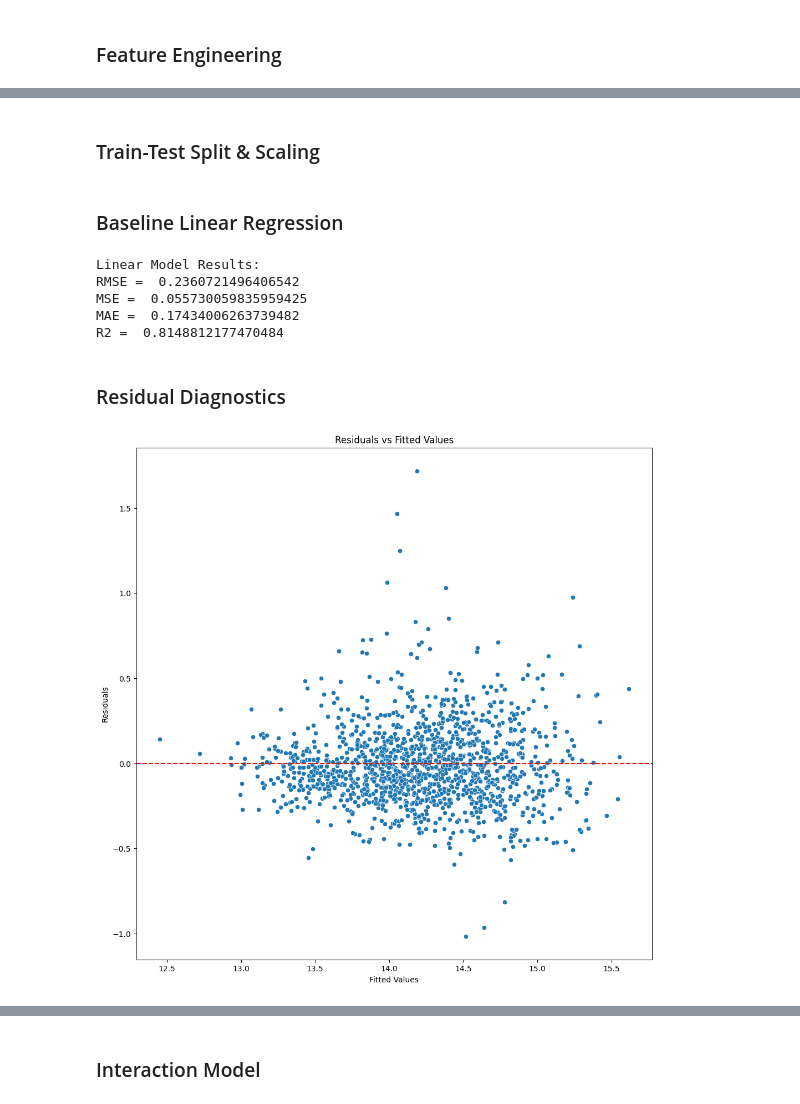
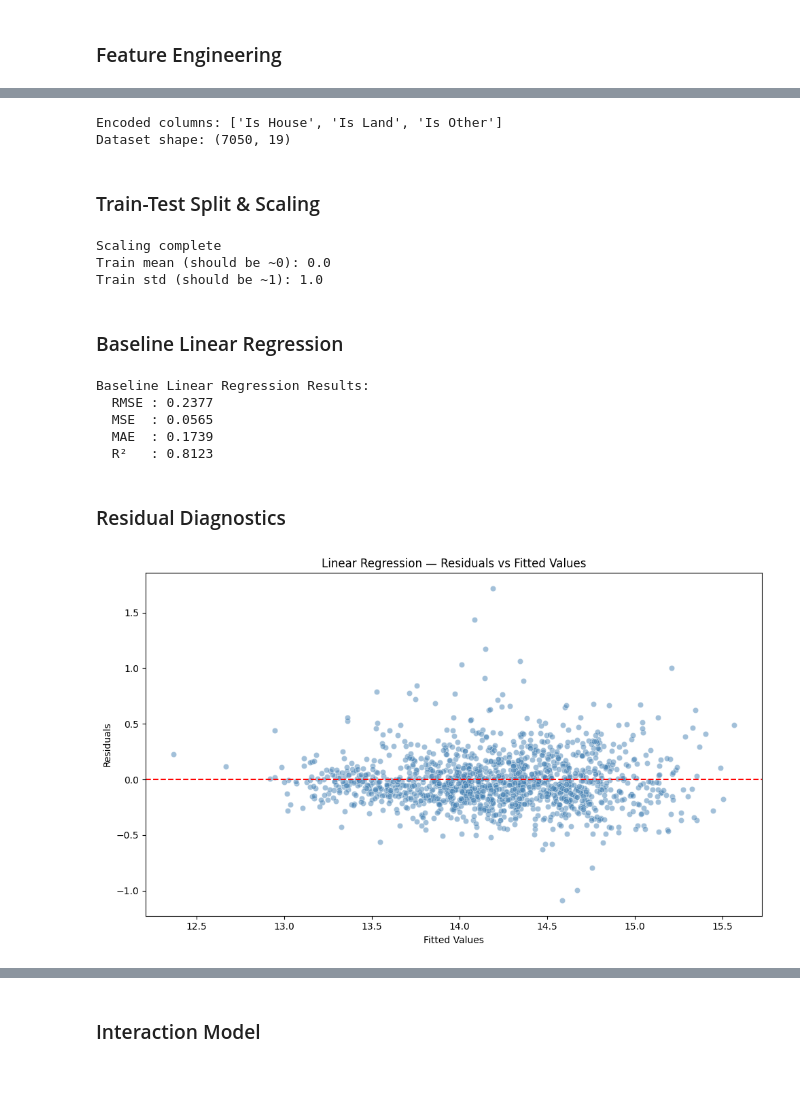
Before and after one commit to atharvakatkar/Sydney-House-Price-Predictor, a Jupyter notebook: notebooks/house_price_predictions.ipynb, the cells around one changed output, grey strips where cells are left out. Drawn from its saved outputs; the diff is of its cells as text; code cells hidden in the pictures; blank space fills up the shorter version.

```diff
--- a/notebooks/house_price_predictions.ipynb
+++ b/notebooks/house_price_predictions.ipynb
@@ -544,9 +569,8 @@ plt.show()
 # %% [markdown]
 ### Deep Cleaning
 # %%
-# FILTERING CORR VALUES WITH PRICE
+# FEATURE CORRELATION WITH PRICE
 corr_matrix = merged.corr(numeric_only=True)
-
-price_corr = corr_matrix["price"].sort_values(ascending=False)
+price_corr = corr_matrix["Price"].sort_values(ascending=False)
 print(price_corr)
 # %% [output]
@@ -736,8 +752,26 @@ Index(['price', 'date_sold', 'suburb', 'num_bath', 'num_bed', 'num_parking',
+# %%
+# ONE HOT ENCODE PROPERTY TYPE
+merged_lr = pd.get_dummies(merged_lr, columns=["Type"], drop_first=True)
+
+# Rename dummy columns for readability
+merged_lr.rename(columns={
+    "Type_House": "Is House",
+    "Type_Land": "Is Land",
+    "Type_Off The Plan Apartments": "Is Off Plan Apartment",
+    "Type_Off The Plan House": "Is Off Plan House",
+    "Type_Other": "Is Other"
+}, inplace=True)
+
+print("Encoded columns:", [col for col in merged_lr.columns if col.startswith("Is")])
+print("Dataset shape:", merged_lr.shape)
+# %% [output]
+Encoded columns: ['Is House', 'Is Land', 'Is Other']
+Dataset shape: (7050, 19)
 # %% [markdown]
 ### Train-Test Split & Scaling
 # %%
 # TRAIN TEST SPLIT
-X = merged_lr.drop(columns=["price", "suburb", "date_sold"])
-y = merged_lr["price"]
+X = merged_lr.drop(columns=["Price", "Suburb", "Date Sold"])
+y = merged_lr["Price"]
 
 X_train, X_test, y_train, y_test = train_test_split(X, y, test_size=0.2, random_state=42)
@@ -750,10 +778,22 @@ X_test_scaled = scalar.transform(X_test)
+# %%
+# FEATURE SCALING
+scaler = StandardScaler()
+X_train_scaled = scaler.fit_transform(X_train)
+X_test_scaled = scaler.transform(X_test)
+
+print("Scaling complete")
+print("Train mean (should be ~0):", X_train_scaled.mean().round(4))
+print("Train std (should be ~1):", X_train_scaled.std().round(4))
+# %% [output]
+Scaling complete
+Train mean (should be ~0): 0.0
+Train std (should be ~1): 1.0
 # %% [markdown]
 ### Baseline Linear Regression
 # %%
 # BASELINE LINEAR REGRESSION
 lr_model = LinearRegression()
 lr_model.fit(X_train_scaled, y_train)
-
 lr_y_pred = lr_model.predict(X_test_scaled)
 
 lr_rmse = np.sqrt(mean_squared_error(y_test, lr_y_pred))
@@ -761,32 +801,31 @@ lr_mse = mean_squared_error(y_test, lr_y_pred)
 lr_mae = mean_absolute_error(y_test, lr_y_pred)
 lr_r2 = r2_score(y_test, lr_y_pred)
 
-print(
-    "Linear Model Results:\nRMSE = ", lr_rmse,
-    "\nMSE = ", lr_mse,
-    "\nMAE = ", lr_mae,
-    "\nR2 = ",lr_r2
-    )
+print("Baseline Linear Regression Results:")
+print(f"  RMSE : {lr_rmse:.4f}")
+print(f"  MSE  : {lr_mse:.4f}")
+print(f"  MAE  : {lr_mae:.4f}")
+print(f"  R²   : {lr_r2:.4f}")
 # %% [output]
-Linear Model Results:
-RMSE =  0.2360721496406542
-MSE =  0.055730059835959425
-MAE =  0.17434006263739482
-R2 =  0.8148812177470484
+Baseline Linear Regression Results:
+  RMSE : 0.2377
+  MSE  : 0.0565
+  MAE  : 0.1739
+  R²   : 0.8123
 # %% [markdown]
 ### Residual Diagnostics
 # %%
-# CHECKING RESIDUALS
+# LINEAR REGRESSION RESIDUAL ANALYSIS
 lr_residuals = y_test - lr_y_pred
 
-# RESIDUALS VS FITTED
-plt.figure(figsize=(12, 12))
-sns.scatterplot(x = lr_y_pred, y = lr_residuals)
-plt.axhline(0, color = "red", linestyle = "--")
+plt.figure(figsize=(10, 6))
+sns.scatterplot(x=lr_y_pred, y=lr_residuals, alpha=0.5, color='steelblue')
+plt.axhline(0, color="red", linestyle="--")
 plt.xlabel("Fitted Values")
 plt.ylabel("Residuals")
-plt.title("Residuals vs Fitted Values")
+plt.title("Linear Regression — Residuals vs Fitted Values")
+plt.tight_layout()
 plt.show()
 # %% [output]
-[figure, old version]
+[figure, new version]
 # %%
```
Also changed, not shown: parts of 88 cells of this notebook, 1 other file.
